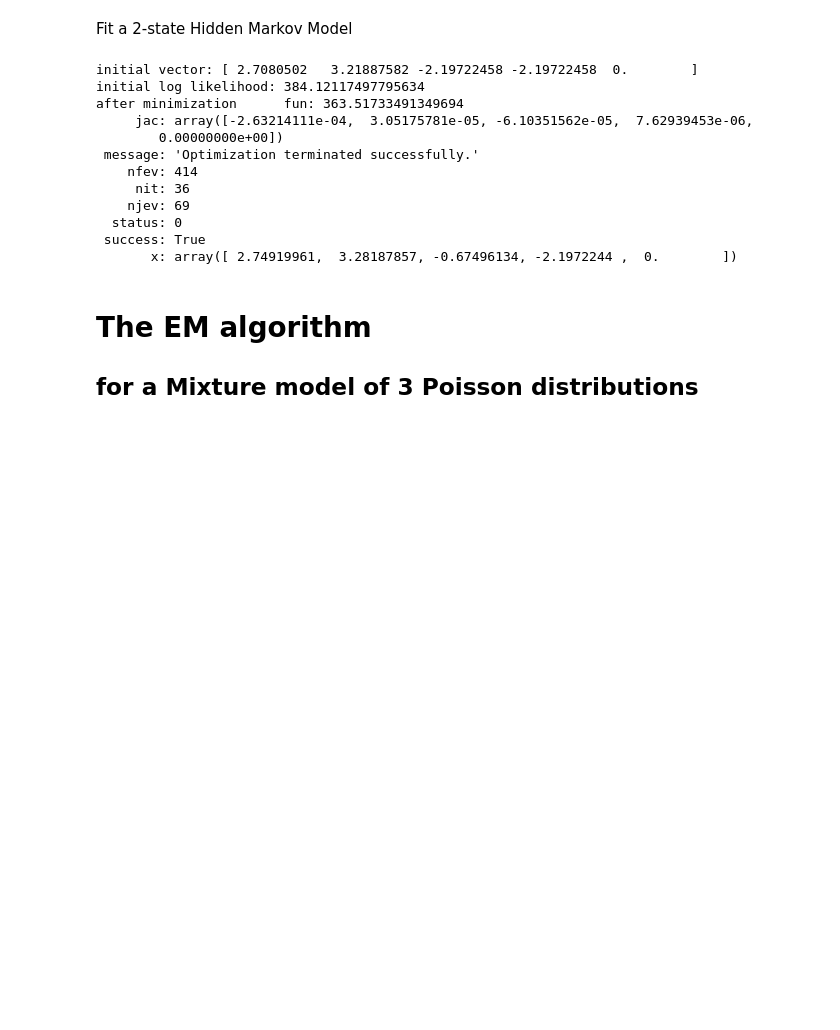
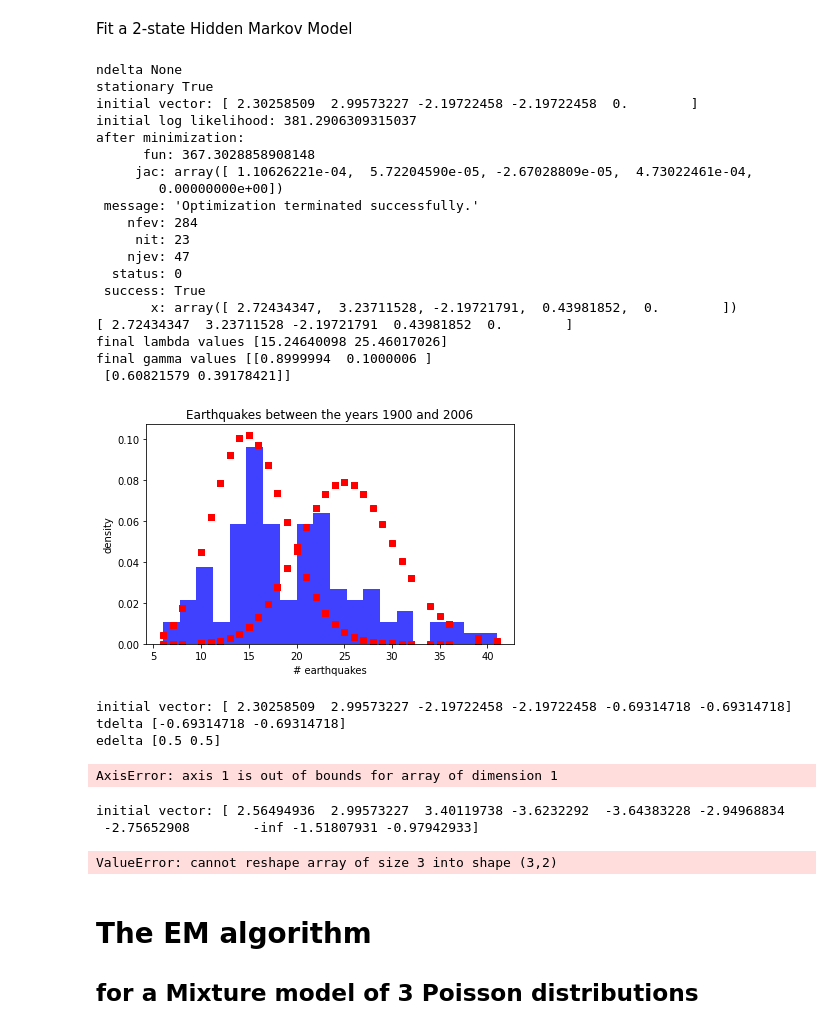
Before and after one commit to olayasturias/HMM-course, a Jupyter notebook: Poisson-HMM.ipynb, the cells around one changed output. Cells and saved outputs as stored; diff of their text form; code cells hidden in the pictures; blank space fills up the shorter version.

Commit message:
working with delta nonstationary and m=2

```diff
--- a/Poisson-HMM.ipynb
+++ b/Poisson-HMM.ipynb
@@ -154,7 +154,7 @@ def pn2pw(m,lmbda,gamma,delta=None,stationary=True):
     if stationary:
         tdelta = None
     else:
-        tdelta = np.log(delta[-1]/delta[1])
+        tdelta = np.log(delta)
 
     return tlambda,tau,tdelta
 
@@ -173,8 +173,11 @@ def pw2pn(m,tlambda,tau,tdelta,stationary=True):
     if stationary:
         delta = np.linalg.solve(np.identity(m)-gamma+np.ones((m,m)),np.ones((1,m)).T)
     else:
+        print('tdelta',tdelta)
         edelta = np.exp(tdelta)
+        print('edelta',edelta)
         delta = edelta/np.sum(edelta,axis=1)
+        print(np.sum(edelta,axis=0))
 
     return lmbda,gamma,delta
 # %%
@@ -186,8 +189,8 @@ def poisson_mllk(vector,x,m,stationary):
     tau = vector[m:m+m].astype(float)
     tau = tau.reshape((m,m-1))
     tdelta = vector[-1]
-    if tdelta==0: tdelta = None
-    else: tdelta = vector[-m]
+    if stationary: tdelta = None
+    else: tdelta = vector[-m:]
 
 
     # if we only have 1 state
@@ -215,21 +218,28 @@ def poisson_mllk(vector,x,m,stationary):
 # %% [markdown]
 Poisson maximum likelihood estimator
 # %%
-def poisson_mle(x,m,lambda_ini,gamma_ini,delta_ini=None,stationary=True):
+def poisson_mle(x,observation_seq,m,lambda_ini,gamma_ini,delta_ini=None,stationary=True):
     ''' maximum likelihood estimation for a poisson distribution,
     given starting values for natural parameters'''
     # convert params to working parameters
     tlambda,tau,tdelta = pn2pw(m,lambda_ini,gamma_ini,delta_ini,stationary)
     # store in a vector of params to be optimized
-    if tdelta == None: tdelta = 0
+    if tdelta is None: tdelta = 0
     partvec = np.hstack([tlambda.flatten(),tau.flatten(),tdelta])
     print('initial vector:', partvec)
     print('initial log likelihood:',poisson_mllk(partvec,x,m,stationary))
     # minimize log likelihood
     min_log = minimize(poisson_mllk,partvec,args = (x,m,stationary),method='CG', tol=1e-3)
-    print('after minimization',min_log)
+    print('after minimization: \n',min_log)
+    print(min_log.x)
     # convert params from minimization to natural parameters
+    tlambda = min_log.x[0:m].astype(float)
+    tau = min_log.x[m:m+m].astype(float)
+    tau = tau.reshape((m,m-1))
     tdelta = min_log.x[-1]
     if tdelta==0: tdelta = None
-    else: tdelta = vector[-m]
-    lmbda,gamma,delta = pw2pn(m,min_log.x[0:m],min_log.x[m:m+m],tdelta,stationary=stationary)
+    else: tdelta = min_log.x[-m]
+    lmbda,gamma,delta = pw2pn(m,tlambda,tau,tdelta,stationary=stationary)
+    print('final lambda values',lmbda)
+    print('final gamma values', gamma)
+    plot_poisson(state_seq,x,lmbda)
@@ -237,22 +263,51 @@ def poisson_mle(x,m,lambda_ini,gamma_ini,delta_ini=None,stationary=True):
 Fit a 2-state Hidden Markov Model
 # %%
 m = 2
-lambda_ini = np.array([15,25])
+lambda_ini = np.array([10,20])
 gamma_ini = np.array([[0.9,0.1],[0.1,0.9]])
-poisson_mle(observation_seq,m,lambda_ini,gamma_ini,None,True)
+poisson_mle(observation_seq,state_seq,m,lambda_ini,gamma_ini,None,True)
 # %% [output]
-initial vector: [ 2.7080502   3.21887582 -2.19722458 -2.19722458  0.        ]
-initial log likelihood: 384.12117497795634
-after minimization      fun: 363.51733491349694
-     jac: array([-2.63214111e-04,  3.05175781e-05, -6.10351562e-05,  7.62939453e-06,
+ndelta None
+stationary True
+initial vector: [ 2.30258509  2.99573227 -2.19722458 -2.19722458  0.        ]
+initial log likelihood: 381.2906309315037
+after minimization:
+      fun: 367.3028858908148
+     jac: array([ 1.10626221e-04,  5.72204590e-05, -2.67028809e-05,  4.73022461e-04,
         0.00000000e+00])
  message: 'Optimization terminated successfully.'
-    nfev: 414
-     nit: 36
-    njev: 69
+    nfev: 284
+     nit: 23
+    njev: 47
   status: 0
  success: True
-       x: array([ 2.74919961,  3.28187857, -0.67496134, -2.1972244 ,  0.        ])
+       x: array([ 2.72434347,  3.23711528, -2.19721791,  0.43981852,  0.        ])
+[ 2.72434347  3.23711528 -2.19721791  0.43981852  0.        ]
+final lambda values [15.24640098 25.46017026]
+final gamma values [[0.8999994  0.1000006 ]
+ [0.60821579 0.39178421]]
+[figure, added]
+# %%
+m = 2
+lambda_ini = np.array([10,20])
+gamma_ini = np.array([[0.9,0.1],[0.1,0.9]])
+delta = np.array([0.5,0.5])
+poisson_mle(observation_seq,state_seq,m,lambda_ini,gamma_ini,delta,False)
+# %% [output]
+initial vector: [ 2.30258509  2.99573227 -2.19722458 -2.19722458 -0.69314718 -0.69314718]
+tdelta [-0.69314718 -0.69314718]
+edelta [0.5 0.5]
+AxisError: axis 1 is out of bounds for array of dimension 1
+# %%
+m = 3
+lambda_ini = np.array([13,20,30])
+gamma_ini = np.array([[0.955,0.024,0.021],[0.05,0.899,0.051],[0.0,0.197,0.803]])
+delta = np.array([0.44,0.4045,0.1519])
+poisson_mle(observation_seq,state_seq,m,lambda_ini,gamma_ini,delta,False)
+# %% [output]
+initial vector: [ 2.56494936  2.99573227  3.40119738 -3.6232292  -3.64383228 -2.94968834
+ -2.75652908        -inf -1.51807931 -0.97942933]
+ValueError: cannot reshape array of size 3 into shape (3,2)
 # %% [markdown]
 # The EM algorithm
 
```
Also changed, not shown: parts of 4 cells of this notebook.
